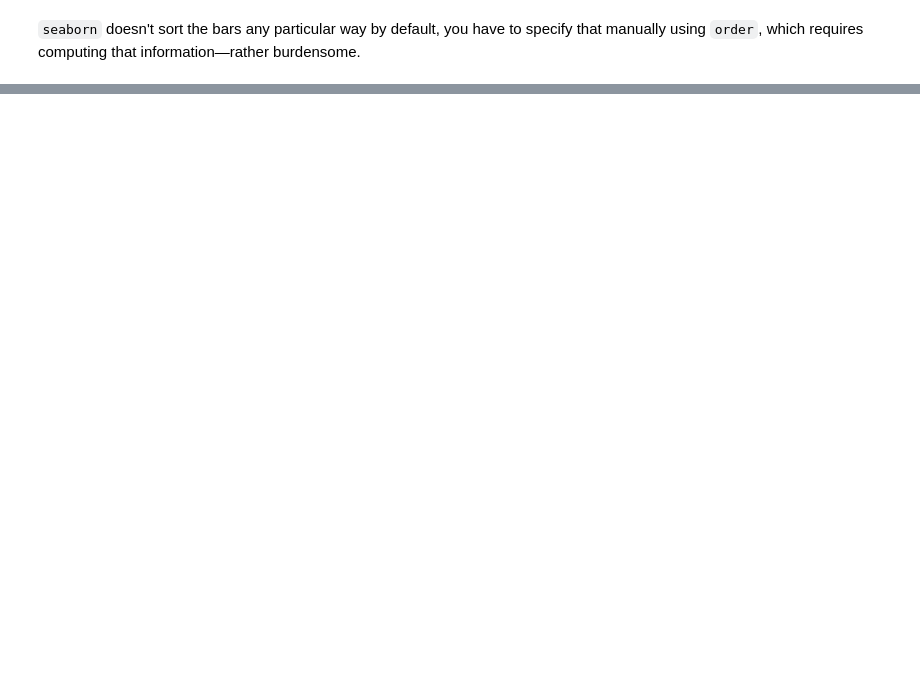
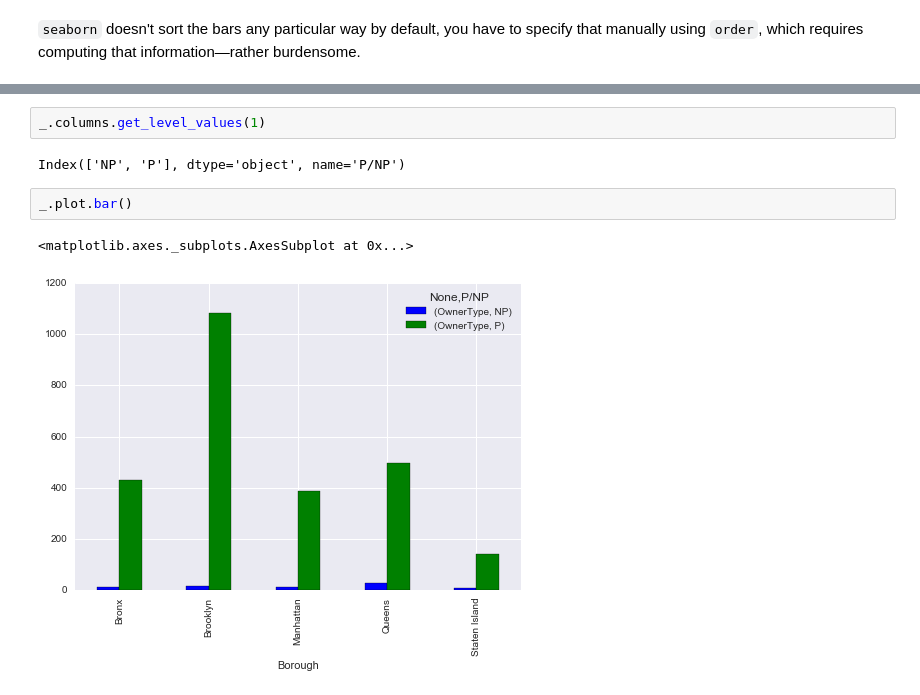
Before and after one commit to ResidentMario/nyc-health-inspections, a Jupyter notebook: pandas_api.ipynb, the cells around one changed output, grey strips where cells are left out. Saved outputs shown, nothing was run; the diff lists cells and outputs as text; blank space fills up the shorter version.

```diff
--- a/pandas_api.ipynb
+++ b/pandas_api.ipynb
@@ -49,0 +92,9 @@ plt.axhline(np.mean(sales['Borough'].value_counts().values), color='w')
+# %%
+_.columns.get_level_values(1)
+# %% [output]
+Index(['NP', 'P'], dtype='object', name='P/NP')
+# %%
+_.plot.bar()
+# %% [output]
+<matplotlib.axes._subplots.AxesSubplot at 0x...>
+[figure, added]
```
Also changed, not shown: parts of 51 cells of this notebook, 1 other file.
